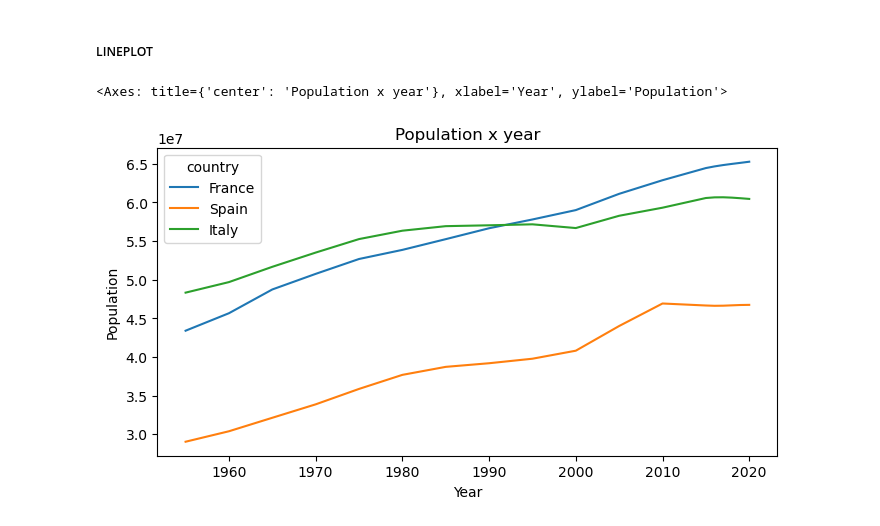
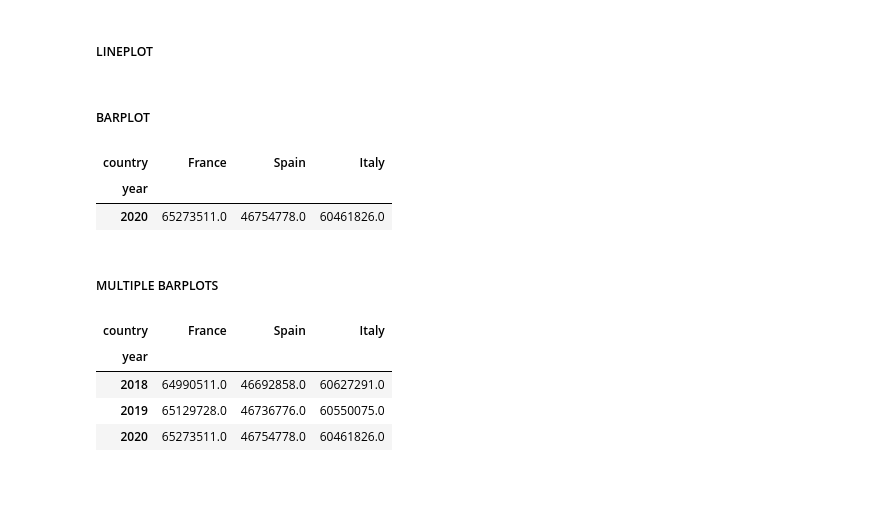
Before and after one commit to Giacomo98DaRe/Python_DataScience, a Jupyter notebook: Projects/2.Static&InteractiveVisualization/InteractiveVisualization.ipynb, the cells around one changed output. Drawn from its saved outputs; the diff is of its cells as text; code cells hidden in the pictures; blank space fills up the shorter version.

Commit message:
Finish interactive visualization.

```diff
--- a/Projects/2.Static&InteractiveVisualization/InteractiveVisualization.ipynb
+++ b/Projects/2.Static&InteractiveVisualization/InteractiveVisualization.ipynb
@@ -61,7 +63,20 @@ population_df
 # %% [markdown]
 ##### LINEPLOT
 # %%
-population_df.plot(kind="line", xlabel="Year", ylabel="Population", title="Population x year", figsize=(8,4))
+# We use px.line for interactive line charts.
+# Plotly Express automatically recognizes the Index as the X-axis
+# and the Columns as different lines.
+fig = px.line(population_df,
+              title="Population Growth Over Time",
+              labels={"year": "Year", "value": "Population", "variable": "Country"})
+
+# Display the interactive plot
+fig.show()
-# %% [output]
-<Axes: title={'center': 'Population x year'}, xlabel='Year', ylabel='Population'>
-[figure, removed]
+# %% [markdown]
+##### BARPLOT
+# %%
+population_df.loc[[2020]]
+# %% [output]
+| country | France | Spain | Italy |
+| year |  |  |  |
+| 2020 | 65273511.0 | 46754778.0 | 60461826.0 |
@@ -67,0 +104,11 @@ population_df.plot(kind="line", xlabel="Year", ylabel="Population", title="Popul
+# %% [markdown]
+##### MULTIPLE BARPLOTS
+# %%
+multiple_bar = population_df.loc[[2018, 2019, 2020]]
+multiple_bar
+# %% [output]
+| country | France | Spain | Italy |
+| year |  |  |  |
+| 2018 | 64990511.0 | 46692858.0 | 60627291.0 |
+| 2019 | 65129728.0 | 46736776.0 | 60550075.0 |
+| 2020 | 65273511.0 | 46754778.0 | 60461826.0 |
```
Also changed, not shown: parts of 18 cells of this notebook.
